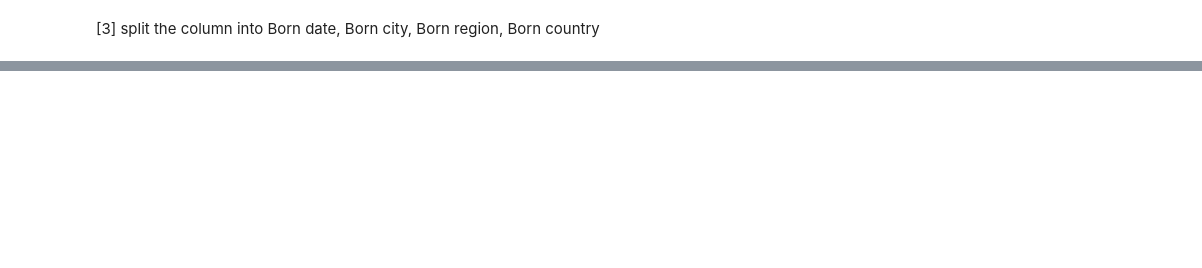
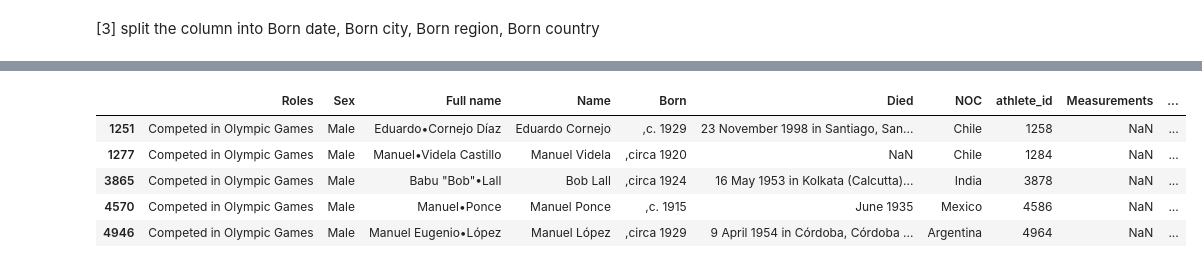
Before and after one commit to sherif-gamal111/Cleaning-Olympic-Athletes-Dataset, a Jupyter notebook: olympic.ipynb, the cells around one changed output, grey strips where cells are left out. Cells and saved outputs as stored; diff of their text form; code cells hidden in the pictures; blank space fills up the shorter version.

```diff
--- a/olympic.ipynb
+++ b/olympic.ipynb
@@ -175,0 +186,6 @@ df.head()
+# %%
+# fill the NON values in the Born date column which has it's date in the Born city (c. |  circa)
+df["Born date"] = df["Born date"].fillna(df[df["Born city"].str.match(r"(\w+)", na=False)]["Born city"].str.extract(r"(\d+)").squeeze())
+# %%
+df.loc[df["Born city"].str.contains("c.", na=False), "Born city"] = None
+df.loc[df["Born city"].str.contains("circa", na=False), "Born city"] = None
@@ -175,0 +198,13 @@ df.head()
+# %%
+# replacing the ? with None vlaues in Born city
+df["Born city"] = df["Born city"].replace("?", np.nan)
+# %%
+born_city_pattern = r"(\W+)"
+df[~df["Born city"].str.match(born_city_pattern, na=True)].head()
+# %% [output]
+|  | Roles | Sex | Full name | Name | Born | Died | NOC | athlete_id | Measurements | ... |
+| 1251 | Competed in Olympic Games | Male | Eduardo•Cornejo Díaz | Eduardo Cornejo | ,c. 1929 | 23 November 1998 in Santiago, San... | Chile | 1258 | NaN | ... |
+| 1277 | Competed in Olympic Games | Male | Manuel•Videla Castillo | Manuel Videla | ,circa 1920 | NaN | Chile | 1284 | NaN | ... |
+| 3865 | Competed in Olympic Games | Male | Babu "Bob"•Lall | Bob Lall | ,circa 1924 | 16 May 1953 in Kolkata (Calcutta)... | India | 3878 | NaN | ... |
+| 4570 | Competed in Olympic Games | Male | Manuel•Ponce | Manuel Ponce | ,c. 1915 | June 1935 | Mexico | 4586 | NaN | ... |
+| 4946 | Competed in Olympic Games | Male | Manuel Eugenio•López | Manuel López | ,circa 1929 | 9 April 1954 in Córdoba, Córdoba ... | Argentina | 4964 | NaN | ... |
```
Also changed, not shown: parts of 3 cells of this notebook.
